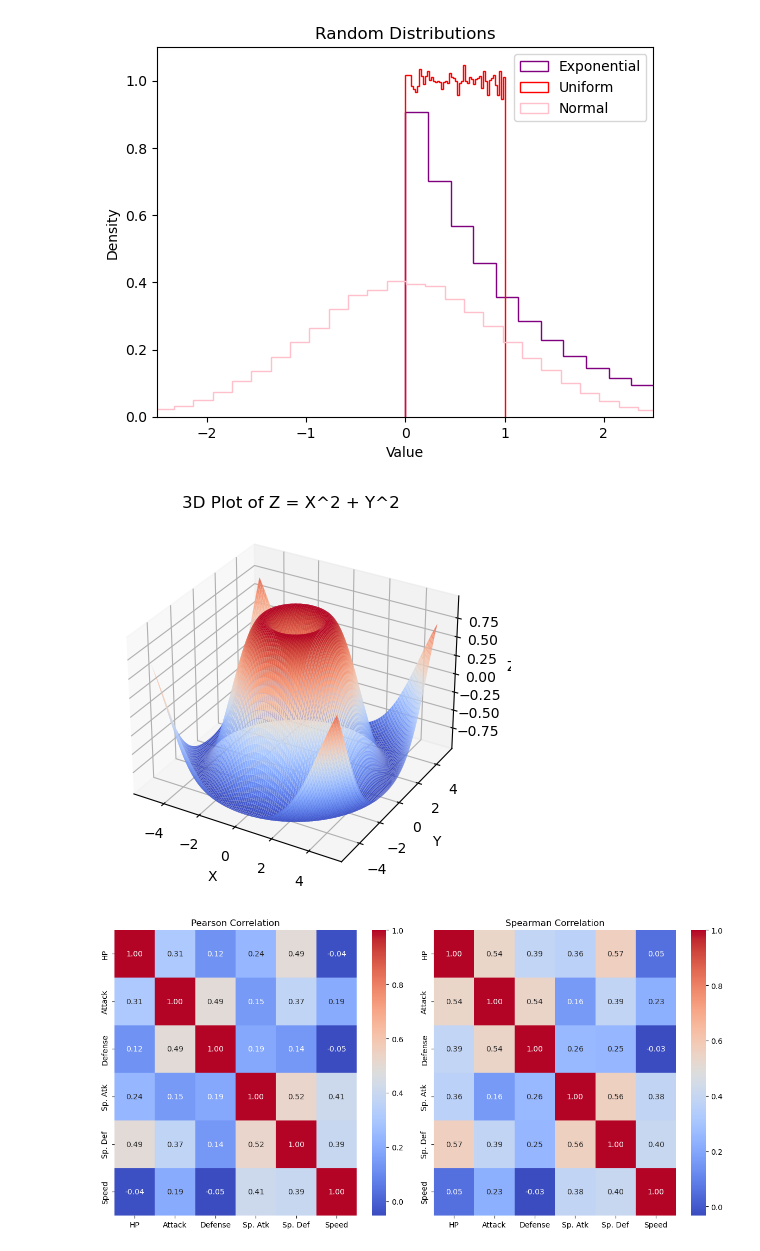
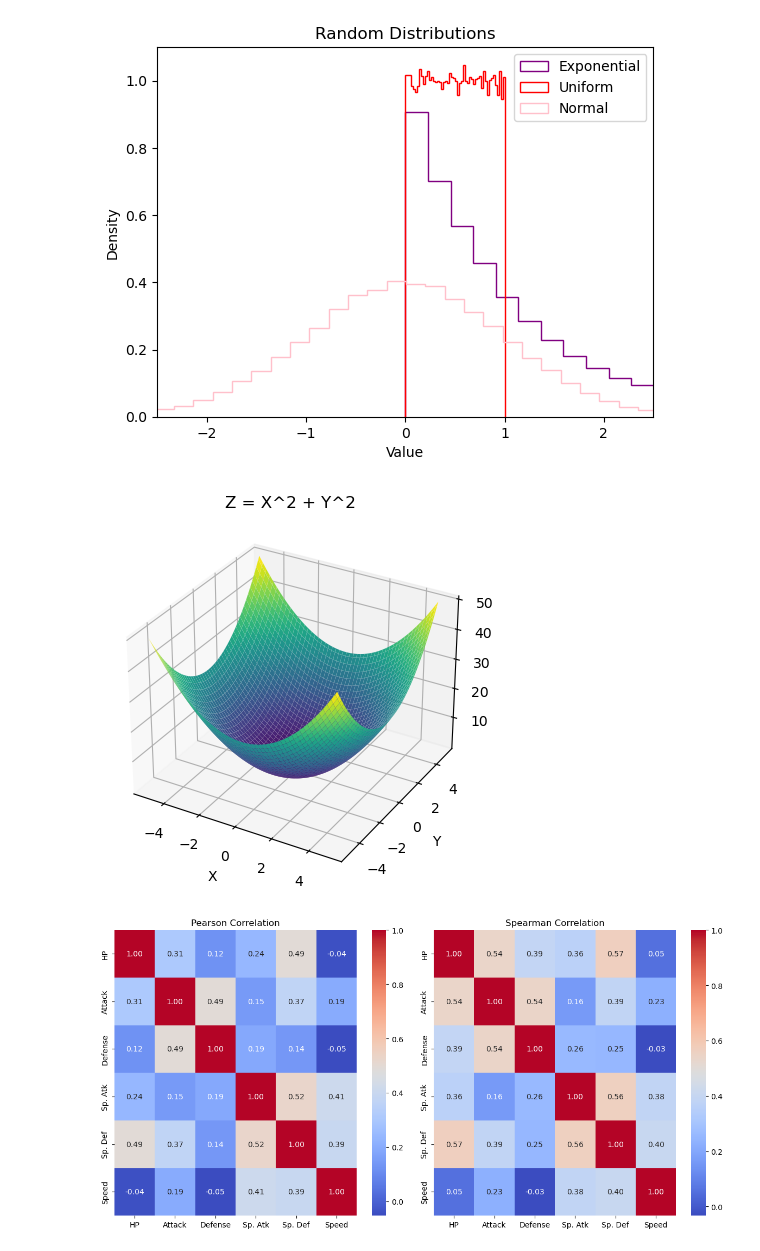
Before and after one commit to ChathurikaThathsarani/DL-Lab-01, a Jupyter notebook: DL-Lab-01-Task-1.ipynb, the cells around one changed output. Saved outputs shown, nothing was run; the diff lists cells and outputs as text; code cells hidden in the pictures.

```diff
--- a/DL-Lab-01-Task-1.ipynb
+++ b/DL-Lab-01-Task-1.ipynb
@@ -28,32 +28,29 @@ plt.show()
 # %%
 # 3.Using matplotlib, plot the Z = X**2 + Y**2 in a 3D plot. Limit the x and y values to [-5, 5].
 
 import numpy as np
 import matplotlib.pyplot as plt
 from mpl_toolkits.mplot3d import Axes3D
 
-
 x = np.linspace(-5, 5, 100)
 y = np.linspace(-5, 5, 100)
 X, Y = np.meshgrid(x, y)
 
-R = np.sqrt(X**2 + Y**2)
-Z = np.sin(R)
+Z = X**2 + Y**2
 
 fig = plt.figure()
-subplot = fig.add_subplot(111, projection='3d')
+ax = fig.add_subplot(111, projection='3d')
 
+ax.plot_surface(X, Y, Z, cmap='viridis')
 
-subplot.plot_surface(X, Y, Z, rstride=1, cstride=1, cmap=plt.cm.coolwarm, linewidth=0.1)
-
-subplot.set_xlabel('X')
-subplot.set_ylabel('Y')
-subplot.set_zlabel('Z')
-subplot.set_title('3D Plot of Z = X^2 + Y^2')
+ax.set_xlabel('X')
+ax.set_ylabel('Y')
+ax.set_zlabel('Z')
+ax.set_title('Z = X^2 + Y^2')
 
 plt.show()
 # %% [output]
-[figure, old version]
+[figure, new version]
 # %%
 # 4.Calculate the pearson standard coefficient and spearman rank correlation for the [HP, Attack, Defense, Sp. Ark, Sp. Def, Speed] features in the seaborn tutorial.ipynb. Visualize the results using heatmaps. Make sure the values are displaced in the heatmap as well.
 
```
